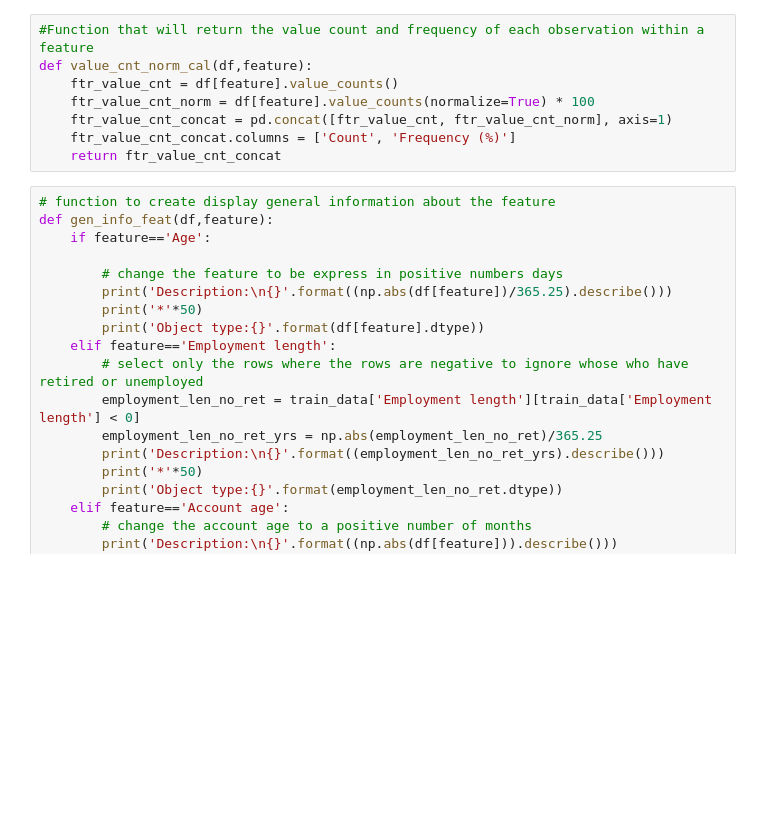
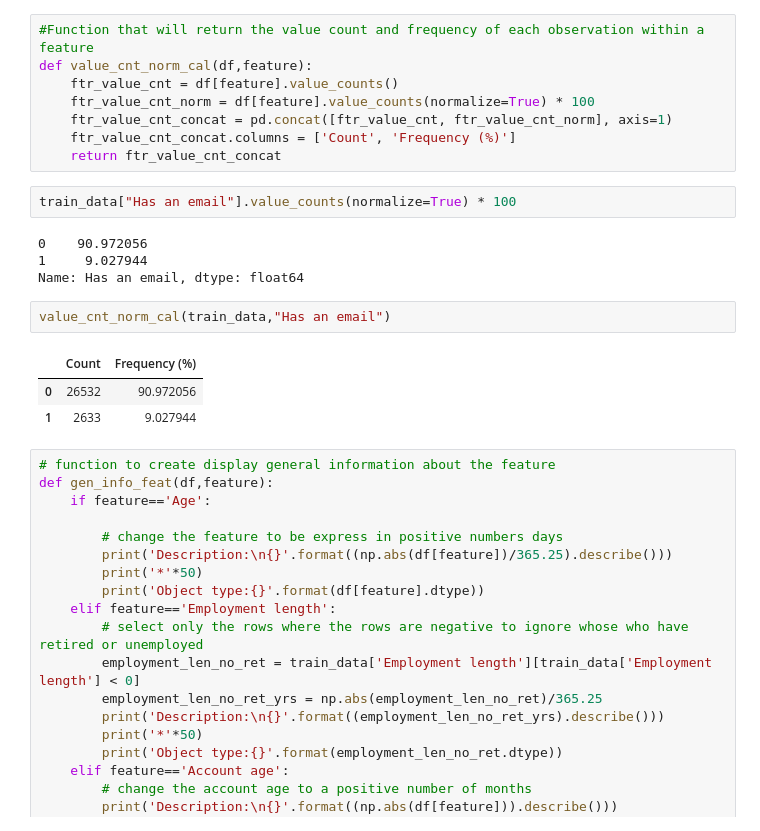
Before and after one commit to arungera-1/Prediction-for-Credit-Card-Approval, a Jupyter notebook: PredictionforCreditCardApproval.ipynb, the cells around one changed output. Cells and saved outputs as stored; diff of their text form; blank space fills up the shorter version.

```diff
--- a/PredictionforCreditCardApproval.ipynb
+++ b/PredictionforCreditCardApproval.ipynb
@@ -173,6 +173,18 @@ def value_cnt_norm_cal(df,feature):
     ftr_value_cnt_concat = pd.concat([ftr_value_cnt, ftr_value_cnt_norm], axis=1)
     ftr_value_cnt_concat.columns = ['Count', 'Frequency (%)']
     return ftr_value_cnt_concat
+# %%
+train_data["Has an email"].value_counts(normalize=True) * 100
+# %% [output]
+0    90.972056
+1     9.027944
+Name: Has an email, dtype: float64
+# %%
+value_cnt_norm_cal(train_data,"Has an email")
+# %% [output]
+|  | Count | Frequency (%) |
+| 0 | 26532 | 90.972056 |
+| 1 | 2633 | 9.027944 |
 # %%
 # function to create display general information about the feature
 def gen_info_feat(df,feature):
```
Also changed, not shown: parts of 6 cells of this notebook.
